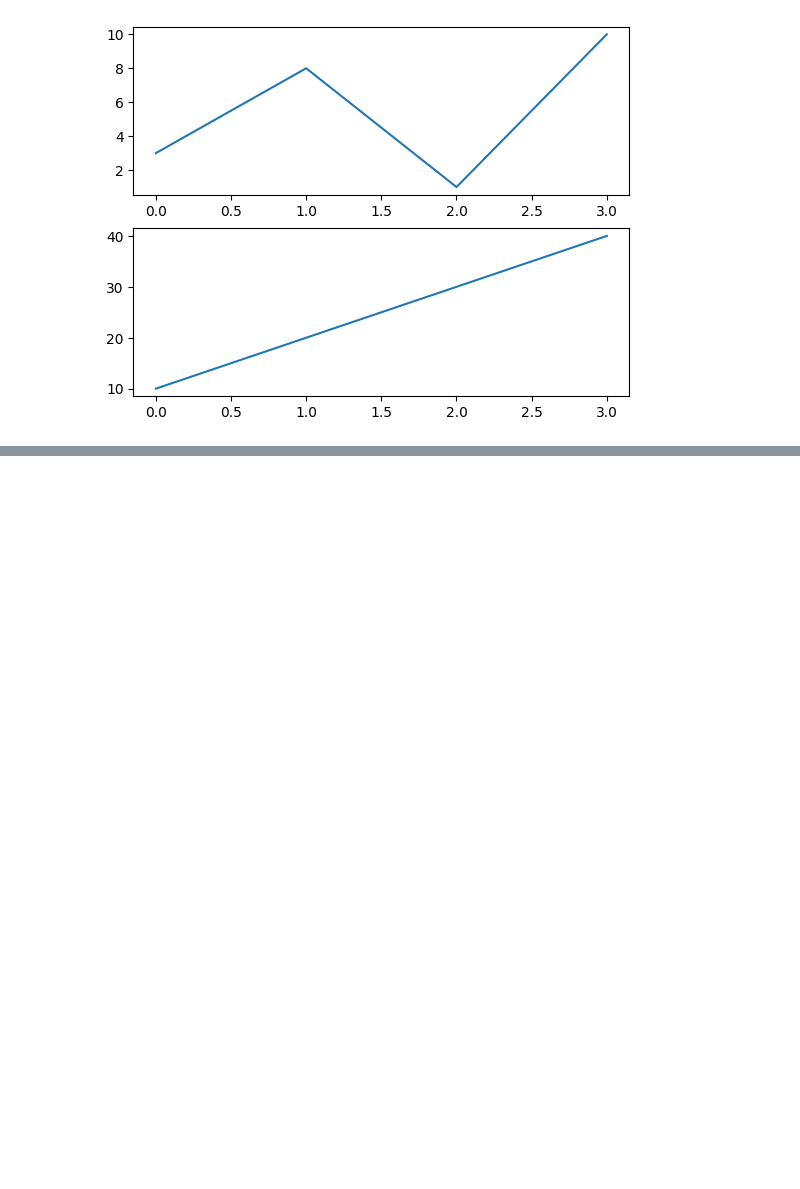
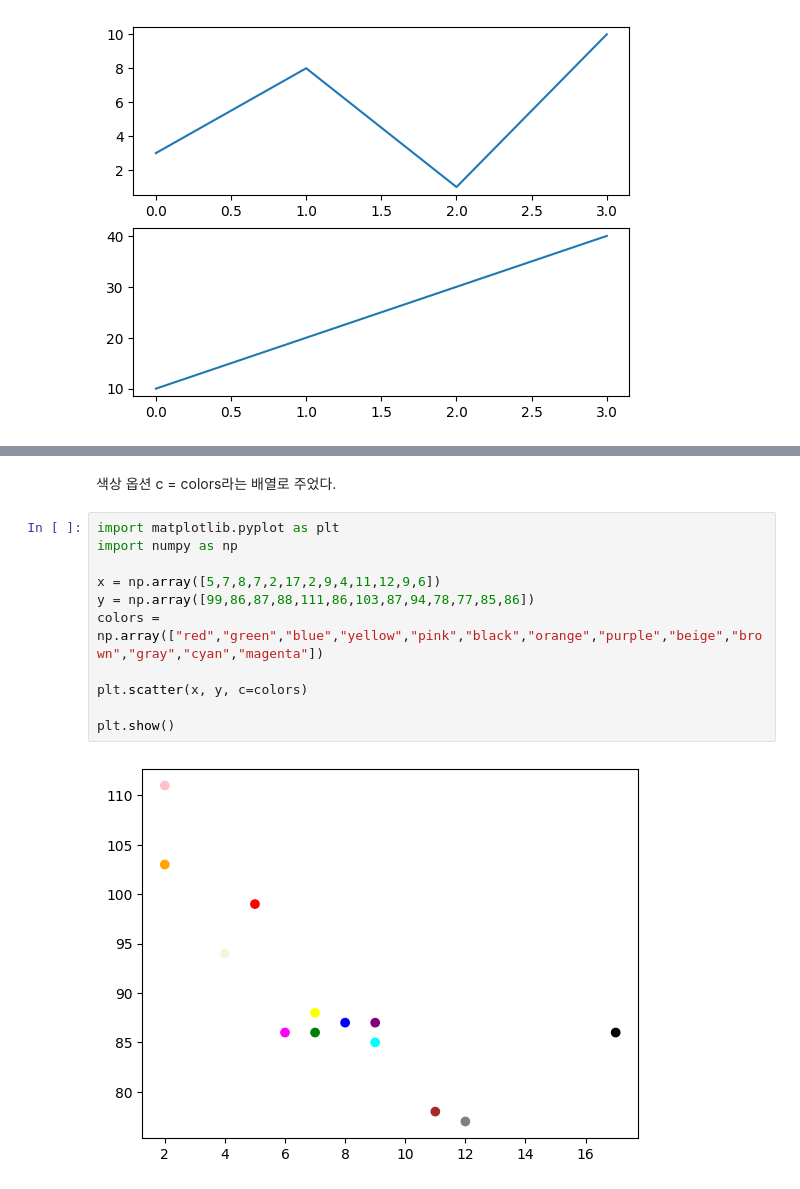
Before and after one commit to audalsgh/20250703, a Jupyter notebook: 0703_python_matplotlib.ipynb, the cells around one changed output, grey strips where cells are left out. Saved outputs shown, nothing was run; the diff lists cells and outputs as text; blank space fills up the shorter version.

```diff
--- a/0703_python_matplotlib.ipynb
+++ b/0703_python_matplotlib.ipynb
@@ -298,0 +332,15 @@ plt.show()
+# %% [markdown]
+색상 옵션 c = colors라는 배열로 주었다.
+# %%
+import matplotlib.pyplot as plt
+import numpy as np
+
+x = np.array([5,7,8,7,2,17,2,9,4,11,12,9,6])
+y = np.array([99,86,87,88,111,86,103,87,94,78,77,85,86])
+colors = np.array(["red","green","blue","yellow","pink","black","orange","purple","beige","brown","gray","cyan","magenta"])
+
+plt.scatter(x, y, c=colors)
+
+plt.show()
+# %% [output]
+[figure, added]
```
Also changed, not shown: parts of 16 cells of this notebook.
